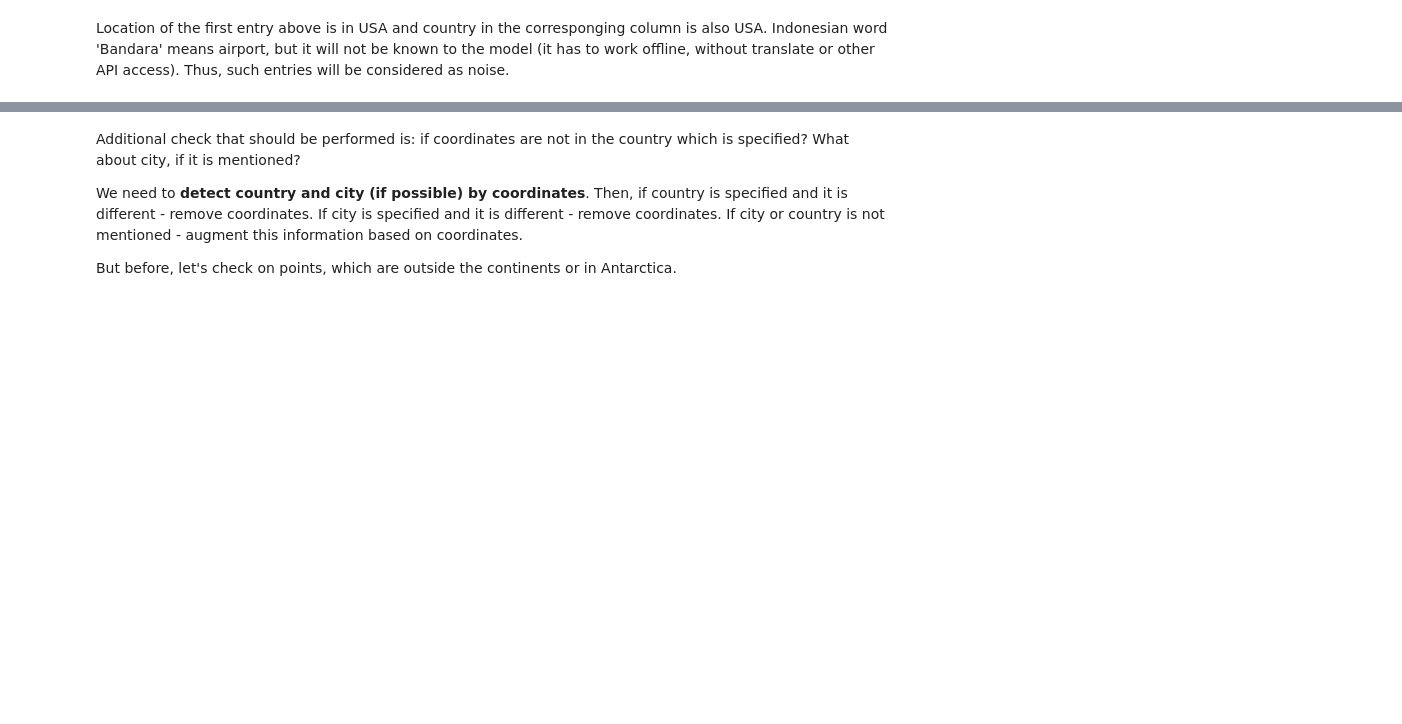
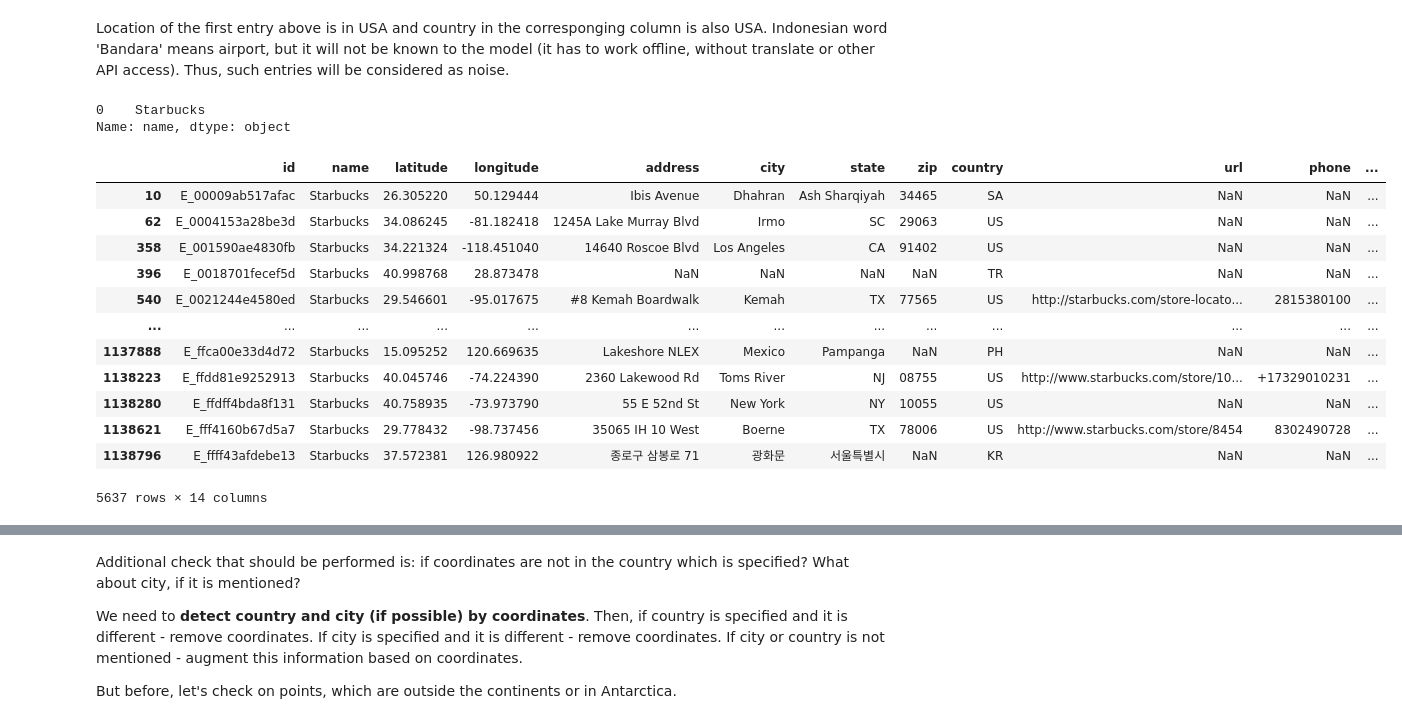
Before and after one commit to ParalogyX/Foursquare_Location_Matching, a Jupyter notebook: EDA.ipynb, the cells around one changed output, grey strips where cells are left out. Saved outputs shown, nothing was run; the diff lists cells and outputs as text; code cells hidden in the pictures; blank space fills up the shorter version.

Commit message:
Small update of EDA.
Checked amount of similar names

```diff
--- a/EDA.ipynb
+++ b/EDA.ipynb
@@ -836,3 +836,25 @@ df[df['id'].isin(['E_74ba66c8496334', 'E_4d90c2ac0fdbbd'])]
 | 519362 | E_74ba66c8496334 | Soekarno-Hatta International Airp... | -6.125748 | 106.656475 | Jalan Raya Bandara | Tangerang | Banten | 15126 | ID | http://soekarnohatta-airport.co.id | 215507300 | ... |
 # %% [markdown]
 Location of the first entry above is in USA and country in the corresponging column is also USA. Indonesian word 'Bandara' means airport, but it will not be known to the model (it has to work offline, without translate or other API access). Thus, such entries will be considered as noise.
+# %%
+# Get the most popular name
+df['name'].mode()
+# %% [output]
+0    Starbucks
+Name: name, dtype: object
+# %%
+df[df['name']=='Starbucks']
+# %% [output]
+|  | id | name | latitude | longitude | address | city | state | zip | country | url | phone | ... |
+| 10 | E_00009ab517afac | Starbucks | 26.305220 | 50.129444 | Ibis Avenue | Dhahran | Ash Sharqiyah | 34465 | SA | NaN | NaN | ... |
+| 62 | E_0004153a28be3d | Starbucks | 34.086245 | -81.182418 | 1245A Lake Murray Blvd | Irmo | SC | 29063 | US | NaN | NaN | ... |
+| 358 | E_001590ae4830fb | Starbucks | 34.221324 | -118.451040 | 14640 Roscoe Blvd | Los Angeles | CA | 91402 | US | NaN | NaN | ... |
+| 396 | E_0018701fecef5d | Starbucks | 40.998768 | 28.873478 | NaN | NaN | NaN | NaN | TR | NaN | NaN | ... |
+| 540 | E_0021244e4580ed | Starbucks | 29.546601 | -95.017675 | #8 Kemah Boardwalk | Kemah | TX | 77565 | US | http://starbucks.com/store-locato... | 2815380100 | ... |
+| ... | ... | ... | ... | ... | ... | ... | ... | ... | ... | ... | ... | ... |
+| 1137888 | E_ffca00e33d4d72 | Starbucks | 15.095252 | 120.669635 | Lakeshore NLEX | Mexico | Pampanga | NaN | PH | NaN | NaN | ... |
+| 1138223 | E_ffdd81e9252913 | Starbucks | 40.045746 | -74.224390 | 2360 Lakewood Rd | Toms River | NJ | 08755 | US | http://www.starbucks.com/store/10... | +17329010231 | ... |
+| 1138280 | E_ffdff4bda8f131 | Starbucks | 40.758935 | -73.973790 | 55 E 52nd St | New York | NY | 10055 | US | NaN | NaN | ... |
+| 1138621 | E_fff4160b67d5a7 | Starbucks | 29.778432 | -98.737456 | 35065 IH 10 West | Boerne | TX | 78006 | US | http://www.starbucks.com/store/8454 | 8302490728 | ... |
+| 1138796 | E_ffff43afdebe13 | Starbucks | 37.572381 | 126.980922 | 종로구 삼봉로 71 | 광화문 | 서울특별시 | NaN | KR | NaN | NaN | ... |
+5637 rows × 14 columns
```
Also changed, not shown: parts of 3 cells of this notebook.
